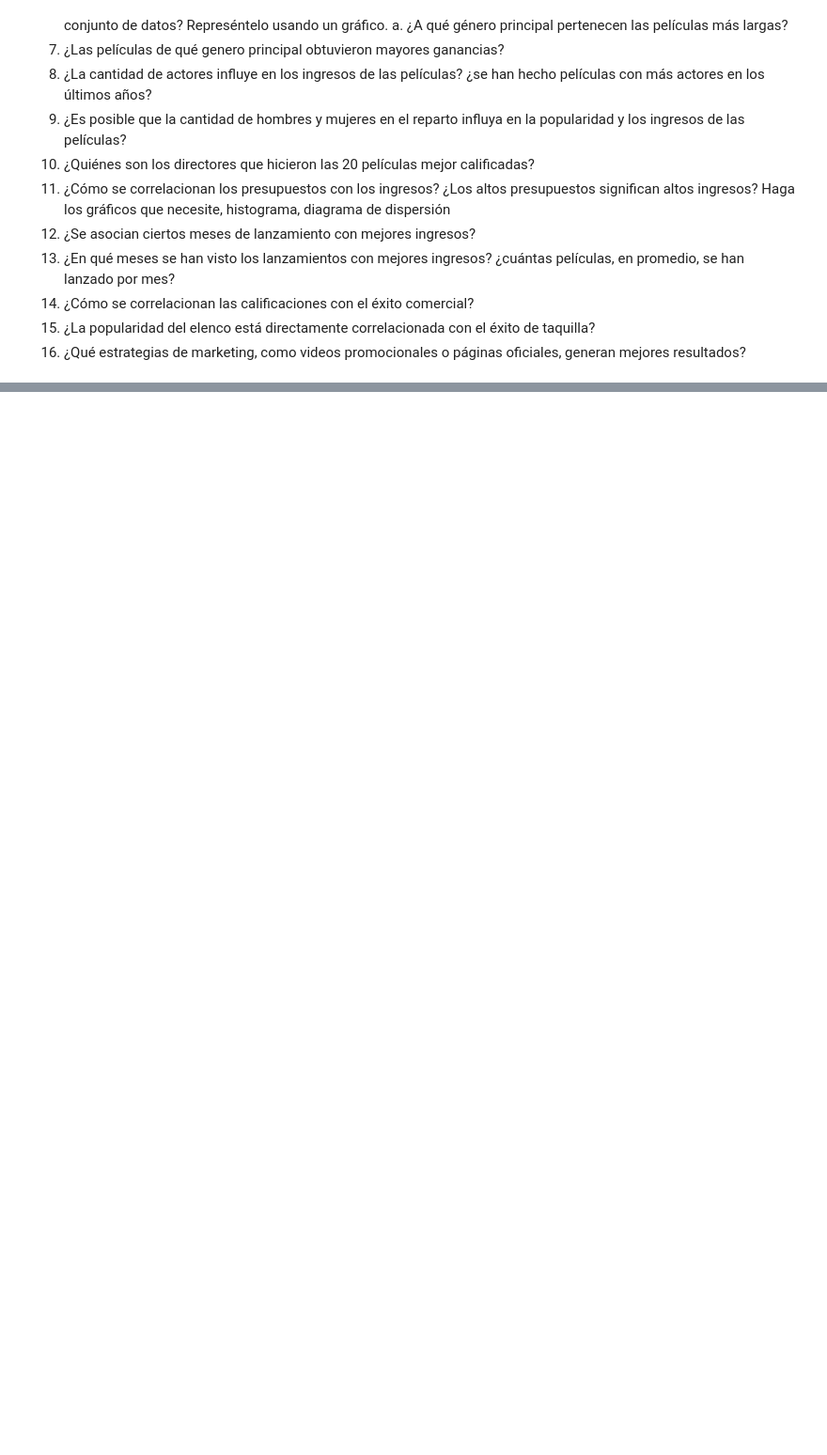
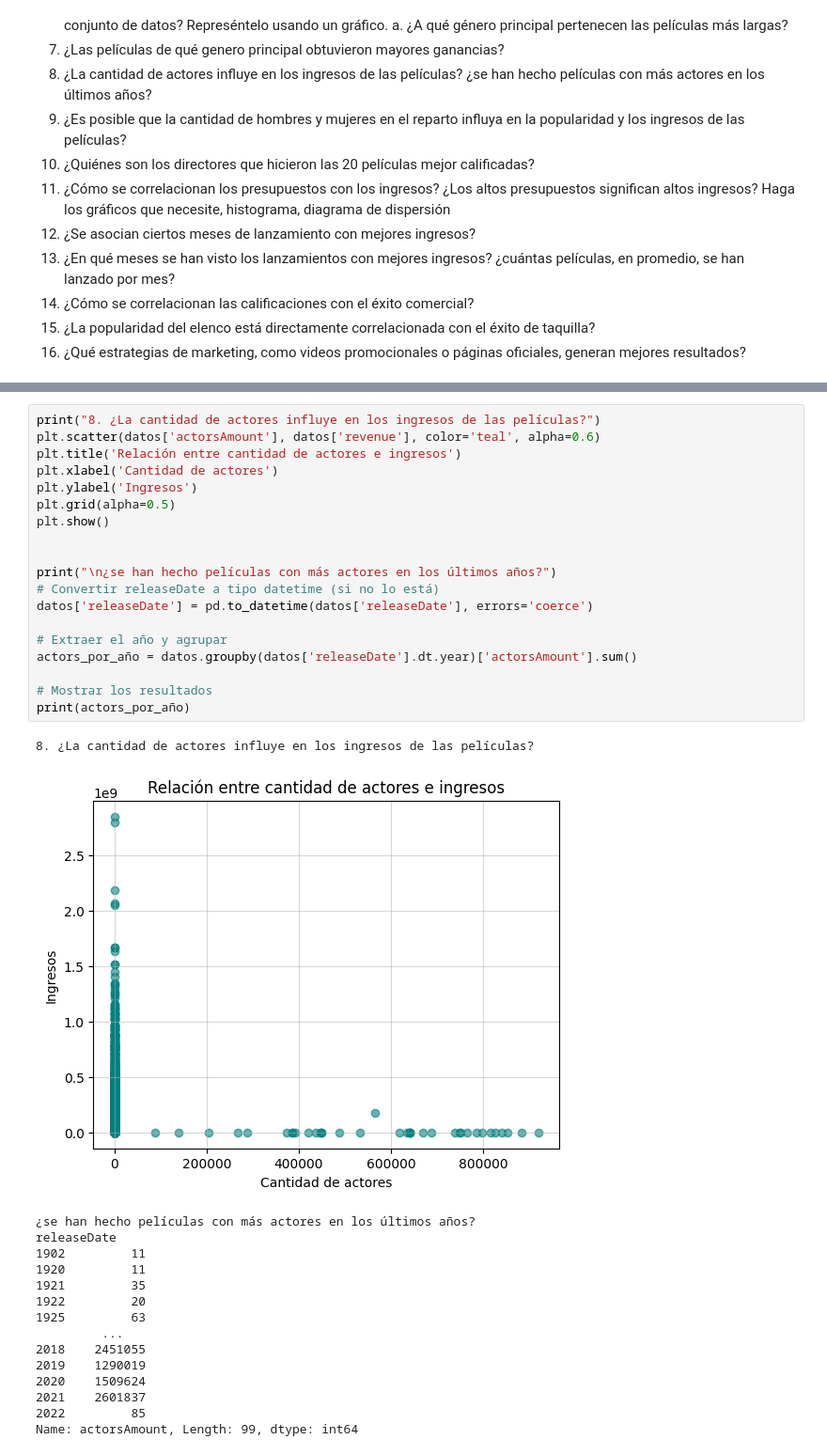
Before and after one commit to Fabiola-cc/CineVision_Studios, a Jupyter notebook: análisis_exploratorio.ipynb, the cells around one changed output, grey strips where cells are left out. Shown at 94% size. Drawn from its saved outputs; the diff is of its cells as text; blank space fills up the shorter version.

```diff
--- a/análisis_exploratorio.ipynb
+++ b/análisis_exploratorio.ipynb
@@ -387 +419,37 @@ print("¿La cantidad de actores influye en los ingresos de las películas? ¿se
+# %%
+print("8. ¿La cantidad de actores influye en los ingresos de las películas?")
+plt.scatter(datos['actorsAmount'], datos['revenue'], color='teal', alpha=0.6)
+plt.title('Relación entre cantidad de actores e ingresos')
+plt.xlabel('Cantidad de actores')
+plt.ylabel('Ingresos')
+plt.grid(alpha=0.5)
+plt.show()
+
+
+print("\n¿se han hecho películas con más actores en los últimos años?")
+# Convertir releaseDate a tipo datetime (si no lo está)
+datos['releaseDate'] = pd.to_datetime(datos['releaseDate'], errors='coerce')
+
+# Extraer el año y agrupar
+actors_por_año = datos.groupby(datos['releaseDate'].dt.year)['actorsAmount'].sum()
+
+# Mostrar los resultados
+print(actors_por_año)
+# %% [output]
+8. ¿La cantidad de actores influye en los ingresos de las películas?
+[figure, added]
+¿se han hecho películas con más actores en los últimos años?
+releaseDate
+1902         11
+1920         11
+1921         35
+1922         20
+1925         63
+         ...
+2018    2451055
+2019    1290019
+2020    1509624
+2021    2601837
+2022         85
+Name: actorsAmount, Length: 99, dtype: int64
 # %%
```
Also changed, not shown: parts of 16 cells of this notebook.
